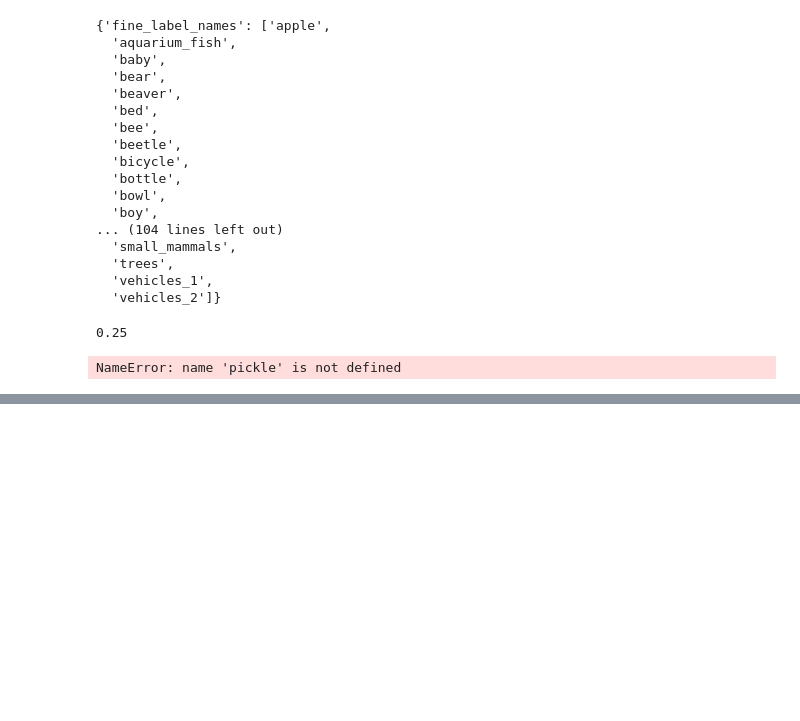
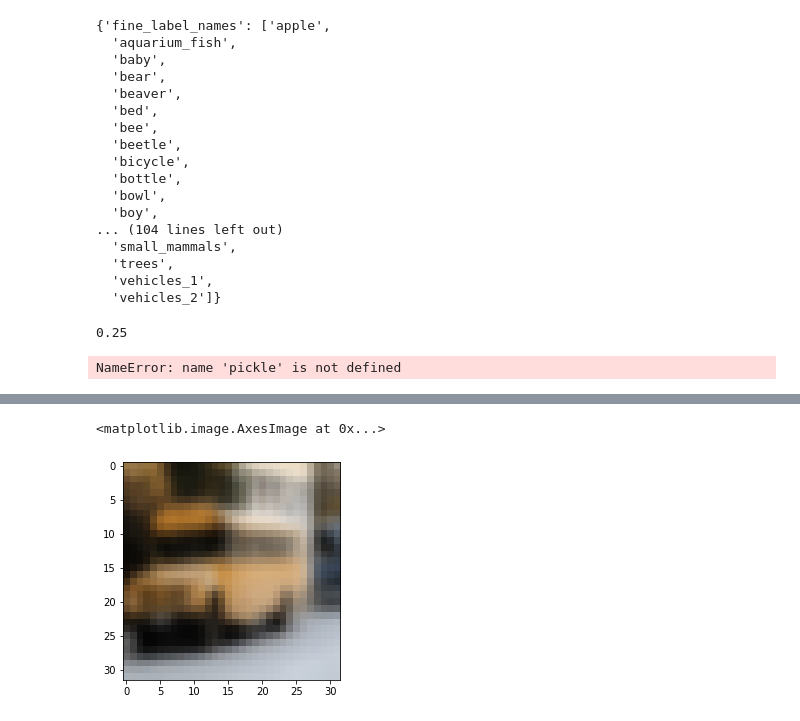
Before and after one commit to jdunnmon/pytorch-classification, a Jupyter notebook: notebooks/analyze-superclass-results-08-20.ipynb, the cells around one changed output, grey strips where cells are left out. Drawn from its saved outputs; the diff is of its cells as text; code cells hidden in the pictures; blank space fills up the shorter version.

```diff
--- a/notebooks/analyze-superclass-results-08-20.ipynb
+++ b/notebooks/analyze-superclass-results-08-20.ipynb
@@ -7,8 +7,8 @@ os.chdir('..')
 # %%
 import models.cifar as models
 checkpoint_paths = {}
-#checkpoint_paths['super'] = '/home/jdunnmon/Research/repos/pytorch-classification/checkpoints/cifar100/resnext-8x64d-epochs300-superclass'
-checkpoint_paths['super'] = '/home/jdunnmon/Research/repos/pytorch-classification/checkpoints/cifar100/resnext-8x64d-epochs300-superclass-correct-val'
+checkpoint_paths['super'] = '/home/jdunnmon/Research/repos/pytorch-classification/checkpoints/cifar100/resnext-8x64d-epochs300-superclass'
+#checkpoint_paths['super'] = '/home/jdunnmon/Research/repos/pytorch-classification/checkpoints/cifar100/resnext-8x64d-epochs300-superclass-correct-val'
 checkpoint_paths['sub'] = '/home/jdunnmon/Research/repos/pytorch-classification/checkpoints/cifar100/resnext-8x64d-epochs300-pretrained'
 # %%
 from analysis.analysis_utils import load_trained_model, fetch_dataloaders
@@ -16,14 +16,17 @@ trained_models = {}
 dataloaders = {}
 ind_to_class = {}
 class_to_ind = {}
-for tp in ['super','sub']:
+for tp in ['super']:
     # For testing subclass functionality
     #subsample_subclass = {'mountain':0.25, "dolphin":0.25}
     subsample_subclass = {}
-    whiten_subclass = {'mountain':0.25, 'dolphin':0.25}
-    #whiten_subclass = {}
+    #whiten_subclass = {'mountain':0.25, 'dolphin':0.25}
+    whiten_subclass = {}
+    diff_subclass = {'streetcar':'bus'}
+    #diff_subclass = {}
     trained_models[tp], args = load_trained_model(checkpoint_paths[tp])
-    dataloaders[tp] = fetch_dataloaders(args, subsample_subclass=subsample_subclass, whiten_subclass=whiten_subclass)
+    dataloaders[tp] = fetch_dataloaders(args, subsample_subclass=subsample_subclass, whiten_subclass=whiten_subclass,
+                                        diff_subclass=diff_subclass)
     class_to_ind[tp] = dataloaders[tp]['test'].dataset.class_to_idx
     ind_to_class[tp] = {v:k for k,v in dataloaders[tp]['test'].dataset.class_to_idx.items()}
 # %% [output]
@@ -295,3 +269,6 @@ with open('utils/cifar100_fine_class_to_idx.pkl', 'wb') as fl:
     pickle.dump(class_to_ind['super'],fl)
 # %% [output]
 NameError: name 'pickle' is not defined
+# %%
+street_inds = np.array(dataloaders['super']['train'].dataset.data['fine_labels']) == dataloaders['super']['train'].dataset.fine_class_to_idx['streetcar']
+bus_inds = np.array(dataloaders['super']['train'].dataset.data['fine_labels']) == dataloaders['super']['train'].dataset.fine_class_to_idx['bus']
@@ -297,0 +294,10 @@ NameError: name 'pickle' is not defined
+# %%
+import matplotlib.pyplot as plt
+streetcar_data = dataloaders['super']['train'].dataset.data['data'][street_inds]
+bus_data = dataloaders['super']['train'].dataset.data['data'][bus_inds+1]
+# %%
+ind = 10
+plt.imshow(streetcar_data[ind])
+# %% [output]
+<matplotlib.image.AxesImage at 0x...>
+[figure, added]
```
Also changed, not shown: parts of 5 cells of this notebook, 3 other files.
